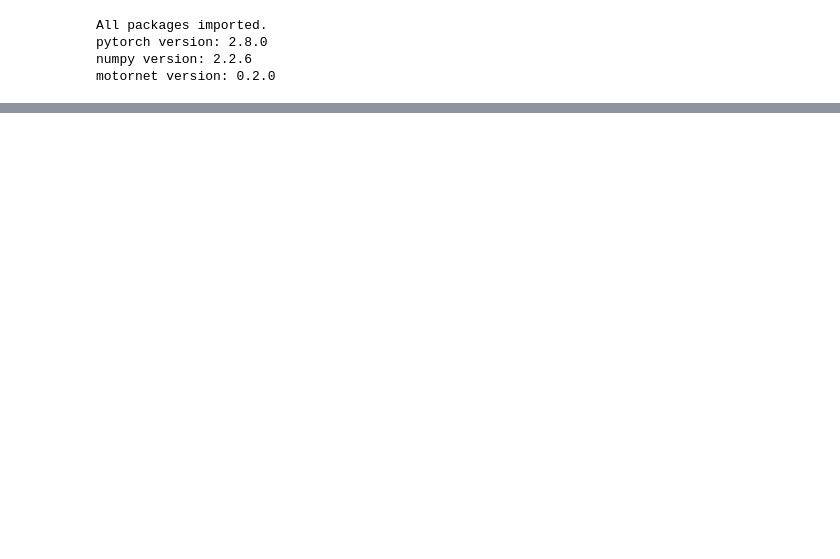
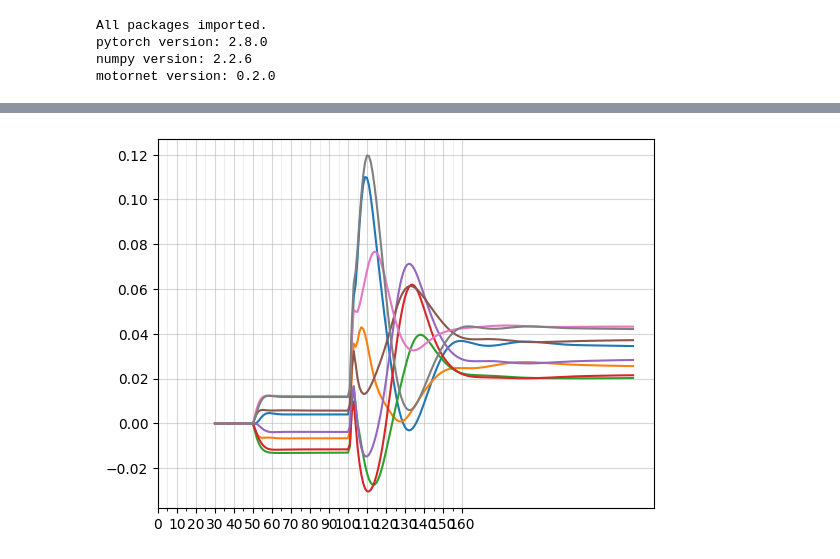
Before and after one commit to paulgribble/motornet_centerout, a Jupyter notebook: golook.ipynb, the cells around one changed output, grey strips where cells are left out. Cells and saved outputs as stored; diff of their text form; code cells hidden in the pictures; blank space fills up the shorter version.

```diff
--- a/golook.ipynb
+++ b/golook.ipynb
@@ -73,21 +82,23 @@ plt.show()
 # %%
 # chop off some of the initial drifting activity that starts at time zero
 
-n_tgt = 24 # 1 timestep before the target shifts
-n_win = 5
+n_tgt = int(0.500/0.01) # target shifts at t=0.500 s
+n_win = int(0.200/0.01) # 200 ms window prior to target shift
 h0 = th.mean(h[n_tgt-n_win:n_tgt,:], axis=0) # mean hidden activity over n_win timesteps up to tgt shift
 hh = h - np.tile(h0,[n_time,1])
 fig = plt.figure()
 ax = fig.add_subplot()
 ax.plot(time[n_tgt-n_win:], hh[n_tgt-n_win:])
 major_ticks = np.arange(0, 161, 10)
 minor_ticks = np.arange(0, 161, 5)
 ax.set_xticks(major_ticks)
 ax.set_xticks(minor_ticks, minor=True)
 ax.grid(which='both')
 ax.grid(which='minor', alpha=0.2)
 ax.grid(which='major', alpha=0.5)
 plt.show()
+# %% [output]
+[figure, added]
 # %%
 # import the dPCA library so we can use it to analyse the population of hidden unit activity
 
```
Also changed, not shown: parts of 10 cells of this notebook.
